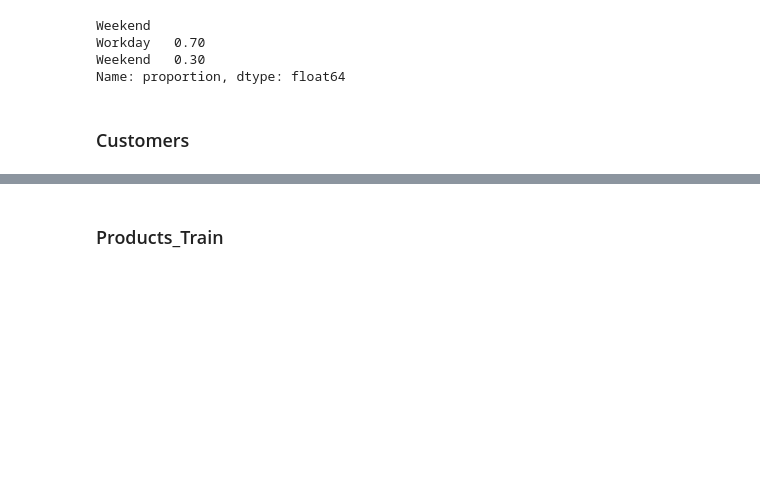
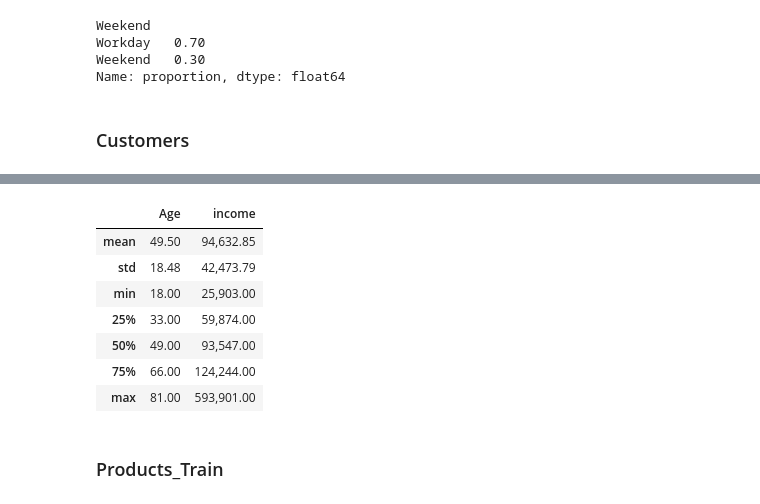
Before and after one commit to VahYavryan/data_analytics_with_phyton, a Jupyter notebook: notebooks/06_prepared.ipynb, the cells around one changed output, grey strips where cells are left out. Cells and saved outputs as stored; diff of their text form; code cells hidden in the pictures; blank space fills up the shorter version.

```diff
--- a/notebooks/06_prepared.ipynb
+++ b/notebooks/06_prepared.ipynb
@@ -251,5 +294,14 @@ Name: proportion, dtype: float64
 # %%
-# df_customers[['Age,'income']].describe().drop(['count'])
+df_customers [['Age','income']].describe().drop(['count'])
+# %% [output]
+|  | Age | income |
+| mean | 49.50 | 94,632.85 |
+| std | 18.48 | 42,473.79 |
+| min | 18.00 | 25,903.00 |
+| 25% | 33.00 | 59,874.00 |
+| 50% | 49.00 | 93,547.00 |
+| 75% | 66.00 | 124,244.00 |
+| max | 81.00 | 593,901.00 |
 # %% [markdown]
 ### Products_Train
 # %%
```
Also changed, not shown: parts of 14 cells of this notebook.
